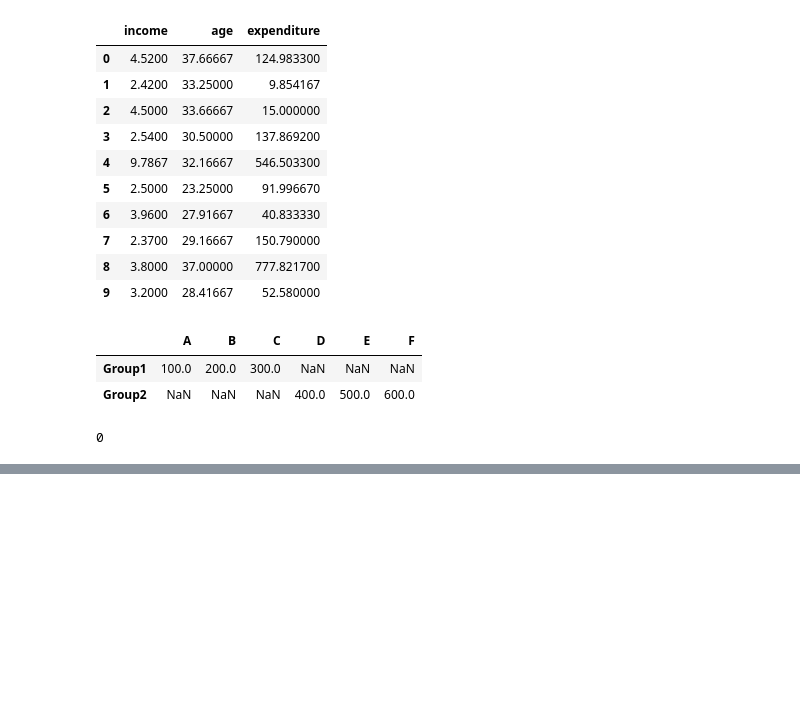
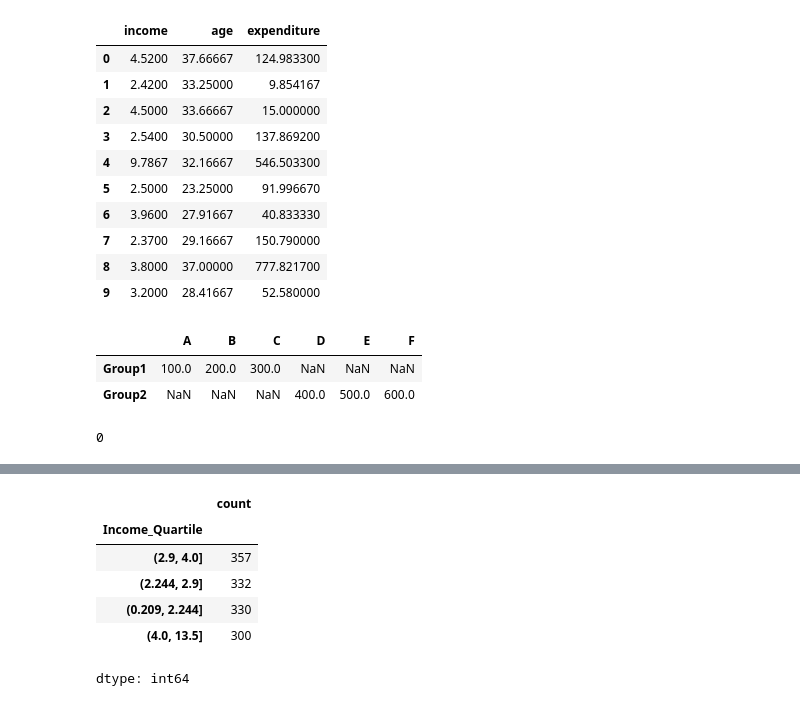
Before and after one commit to harshrjain/EDA, a Jupyter notebook: 21BDS0013.ipynb, the cells around one changed output, grey strips where cells are left out. Saved outputs shown, nothing was run; the diff lists cells and outputs as text; code cells hidden in the pictures; blank space fills up the shorter version.

```diff
--- a/21BDS0013.ipynb
+++ b/21BDS0013.ipynb
@@ -241,0 +359,12 @@ df_no_duplicates.head(10)
+# %%
+# 17. Divide numerical values into quartiles for better segmentation
+df['Income_Quartile'] = pd.qcut(df['income'], 4)
+df['Income_Quartile'].value_counts()
+# %% [output]
+|  | count |
+| Income_Quartile |  |
+| (2.9, 4.0] | 357 |
+| (2.244, 2.9] | 332 |
+| (0.209, 2.244] | 330 |
+| (4.0, 13.5] | 300 |
+dtype: int64
```
Also changed, not shown: parts of 11 cells of this notebook.
